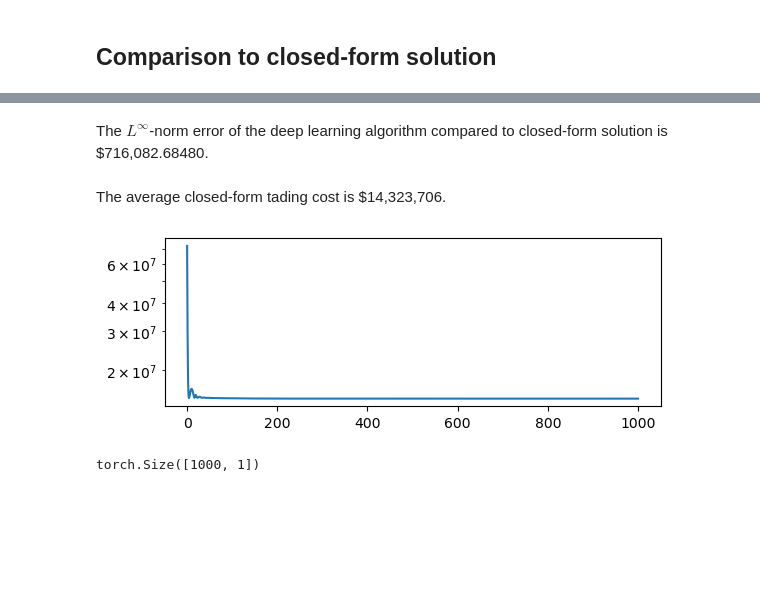
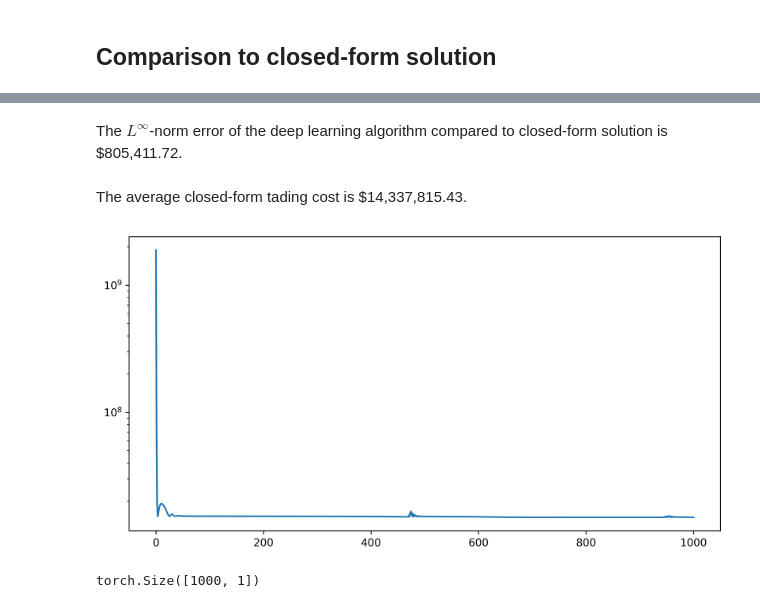
Before and after one commit to arashfahim/multiscale-PGM-for-stochastic-control, a Jupyter notebook: UpdatedCodes/LOB_Linear/LOB_Forward_Unit_Final_Edited.ipynb, the cells around one changed output, grey strips where cells are left out. Saved outputs shown, nothing was run; the diff lists cells and outputs as text; code cells hidden in the pictures; blank space fills up the shorter version.

```diff
--- a/UpdatedCodes/LOB_Linear/LOB_Forward_Unit_Final_Edited.ipynb
+++ b/UpdatedCodes/LOB_Linear/LOB_Forward_Unit_Final_Edited.ipynb
@@ -40,7 +40,7 @@ print(delta)
 tensor(0.1000)
 # %%
 params = {'M':1000,
-        'num_time_steps':30,
+        'num_time_steps':80,
         'dim':3, #dimension
         'T':1,# terminal time
         'sigma':0.2,
@@ -230,7 +230,7 @@ class optimal_execution(object):
             if epoch>0:
                 L_ = self.loss_epoch[epoch-1]
             if (epoch % int(num_epochs/5)== int(num_epochs/5)-1) | (epoch == 0):
-                print("At epoch {} the mean cost is {:.10E}.  Epoch training time = {:.2E} ms".format(epoch+1,loss.detach(),1000*(time.time()-t0)))
+                print("At epoch {:,} the mean cost is {:.10E}.  Epoch training time = {:.2E} ms".format(epoch+1,loss.detach(),1000*(time.time()-t0)))
 
 
             epoch=epoch+1
@@ -276,8 +276,9 @@ class optimal_execution(object):
             self.y_data=torch.sum(cost,dim=1).unsqueeze(-1)
             for i in range(self.ite):
                 self.y_data = torch.cat((self.y_data,torch.sum(cost[:,i+1:],dim=1).unsqueeze(-1)),axis=0)
-            self.x_data = self.x_data.clone().detach()
-            self.y_data = self.y_data.clone().detach()
+            r = torch.randperm(self.x_data.shape[0])
+            self.x_data = self.x_data[r,:].clone().detach()
+            self.y_data = self.y_data[r,:].clone().detach()
         else:
             self.train(8e-3,1e-7,1000)
             self.gen_data()
@@ -304,7 +305,7 @@ class optimal_execution(object):
             if epoch>0:
                 L_ = loss_epoch[epoch-1]
             if (epoch % int(num_epochs/5)== int(num_epochs/5)-1) | (epoch == 0):
-                print("At epoch {} mse in approximating the value function is {:.10E}.  Epoch training time = {:.2E} ms".format(epoch+1,loss.detach(),1000*(time.time()-t0)))
+                print("At epoch {:,} mse in approximating the value function is {:.10E}.  Epoch training time = {:.2E} ms".format(epoch+1,loss.detach(),1000*(time.time()-t0)))
 
 
             epoch=epoch+1
@@ -352,11 +356,11 @@ The $L^1$-norm of relative error  of the deep learning algorithm compared to clo
 # %%
-Markdown(r"The $L^\infty$-norm error of the deep learning algorithm compared to closed-form solution is \${:,.5f}.".format(err.item()))
+Markdown(r"The $L^\infty$-norm error of the deep learning algorithm compared to closed-form solution is \${:,.2f}.".format(err.item()))
 # %% [output]
-The $L^\infty$-norm error of the deep learning algorithm compared to closed-form solution is \$716,082.68480.
+The $L^\infty$-norm error of the deep learning algorithm compared to closed-form solution is \$805,411.72.
 # %%
-Markdown(r"The average closed-form tading cost is \${:,.0f}.".format(torch.mean(cf(test_init)).item()))
+Markdown(r"The average closed-form tading cost is \${:,.2f}.".format(torch.mean(cf(test_init)).item()))
 # %% [output]
-The average closed-form tading cost is \$14,323,706.
+The average closed-form tading cost is \$14,337,815.43.
 # %%
 oe.exit_dict['sup_error'] = err
 oe.exit_dict['rel_L1_error'] = rel_err
@@ -368,12 +372,12 @@ with open('exit_dict_'+ts+'.pkl', 'wb') as f:
 with open('exit_dict_'+ts+'.pkl', 'rb') as f:
     loaded_dict = pickle.load(f)
 # %%
-fig = plt.figure()
-ax = fig.add_subplot(2, 1, 1)
+fig = plt.figure(figsize=(10,5),dpi=600)
+ax = fig.add_subplot(1, 1, 1)
 ax.plot(loaded_dict['loss_log'])
 ax.set_yscale('log')
 # %% [output]
-[figure, old version]
+[figure, new version]
 # %%
 PATH = 'model_N10_Arash.pth'
 PATHV = 'model_N10_Arash_value.pth'
```
Also changed, not shown: parts of 7 cells of this notebook, 9 other files.
